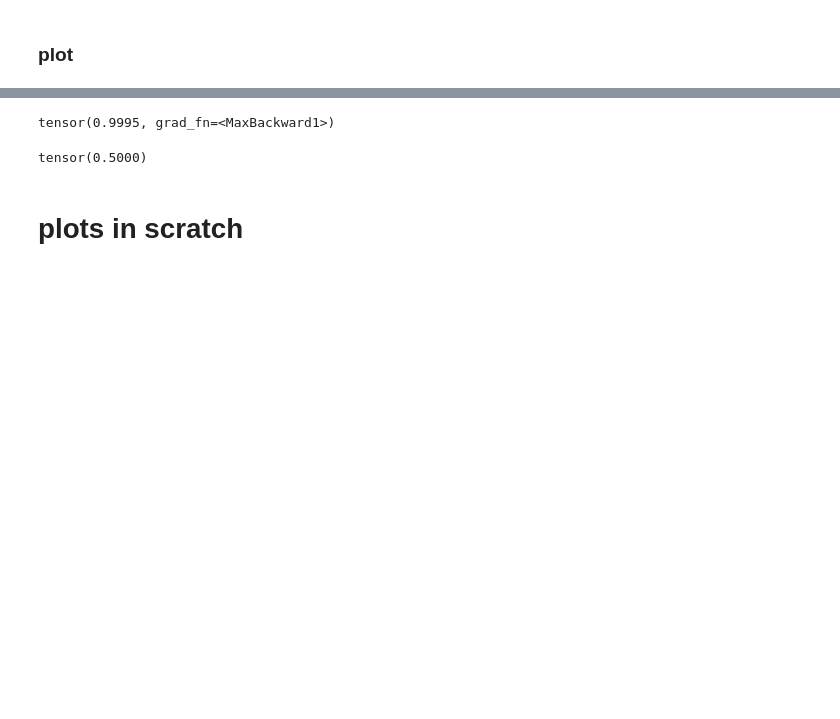
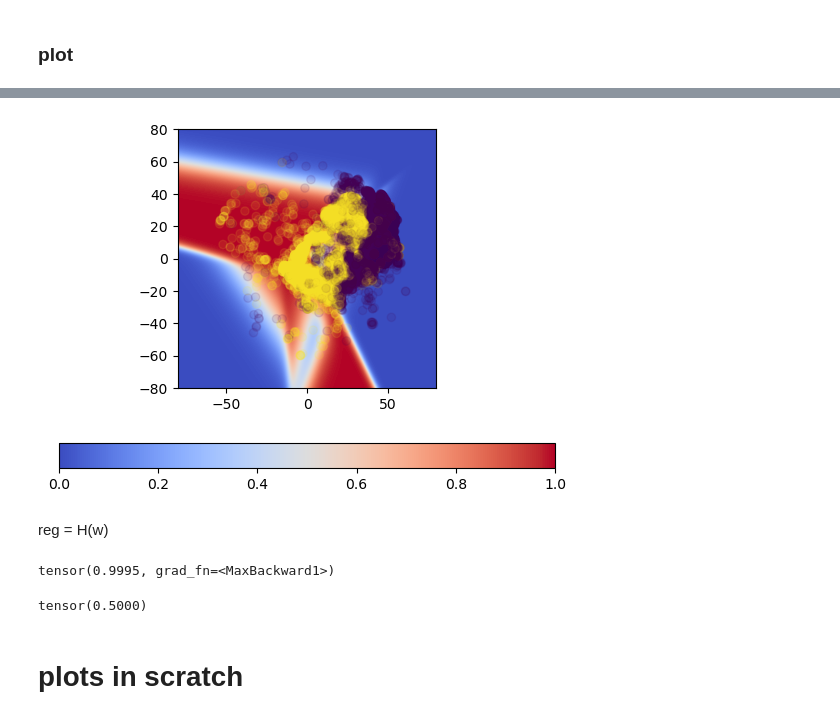
Before and after one commit to scotsun/clear-vae, a Jupyter notebook: simulation/cluster_models.ipynb, the cells around one changed output, grey strips where cells are left out. Saved outputs shown, nothing was run; the diff lists cells and outputs as text; code cells hidden in the pictures; blank space fills up the shorter version.

Commit message:
moe on mnist vae latent

```diff
--- a/simulation/cluster_models.ipynb
+++ b/simulation/cluster_models.ipynb
@@ -61 +106,6 @@ tensor(0.2034)
+# %%
+dat = DummyDataset("../mnist_latent.csv")
+dat.data[:, 0] = (dat.data[:, 0] == 5).to(torch.float32)
+dat.data = dat.data[:, [0, -2, -1]]
+dl = DataLoader(dat, 128, shuffle=False)
 # %%
@@ -187,3 +149,27 @@ visualize_expert_decisions(model, (-1, 2), 100)
+# %%
+xs = torch.linspace(start=-80, end=80, steps=1000)
+ys = torch.linspace(start=-80, end=80, steps=1000)
+p = model(torch.cartesian_prod(xs, ys)).detach()
+fig, ax = plt.subplots()
+im = ax.imshow(
+	p.reshape(1000, 1000).T,
+	extent=[-80, 80, 80, -80],
+	vmin=0, vmax=1, cmap=cm.coolwarm
+)
+ax.invert_yaxis()
+fig.colorbar(im, ax=ax, orientation='horizontal')
+idx = model(dl.dataset.data[:, 1:]).detach() > 0.5
+plt.scatter(
+	x=dat.data[:, 1],
+	y=dat.data[:, 2],
+	c=dat.data[:, 0],
+	alpha=0.1
+)
+plt.show()
+# %% [output]
+[figure, added]
+# %% [markdown]
+reg = H(w)
 # %%
 model(train.data[:,1:]).max()
 # %% [output]
```
Also changed, not shown: parts of 16 cells of this notebook, 5 other files.
